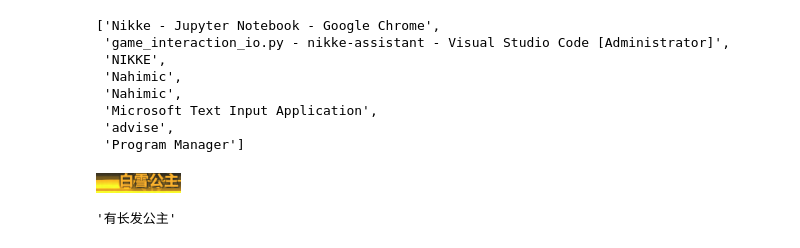
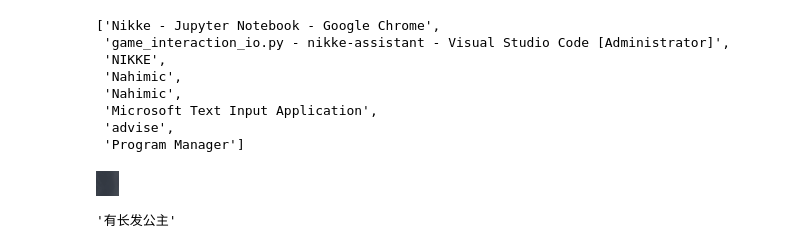
Before and after one commit to KIvoy/nikke-assistant, a Jupyter notebook: Nikke.ipynb, the cells around one changed output. Saved outputs shown, nothing was run; the diff lists cells and outputs as text; code cells hidden in the pictures.

```diff
--- a/Nikke.ipynb
+++ b/Nikke.ipynb
@@ -2947,10 +3089,10 @@ app_list
  'advise',
  'Program Manager']
 # %%
-im = gio.get_location_image(loc[0].translate(25, 115).resize(85, 20))
+im = gio.get_location_image(LocationBox(left=401, top=820, width=23, height=25))
 im
 # %% [output]
-[figure, old version]
+[figure, new version]
 # %%
 gio.read_text_line(im)
 # %% [output]
```
Also changed, not shown: parts of 19 cells of this notebook.
